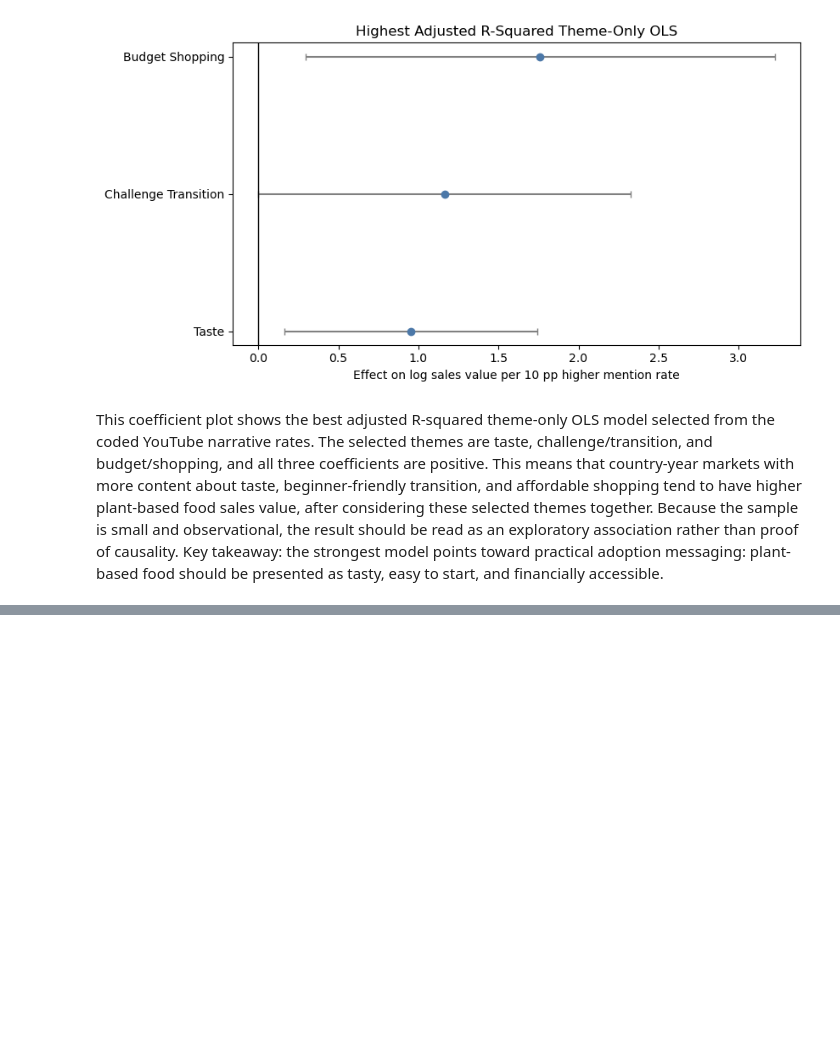
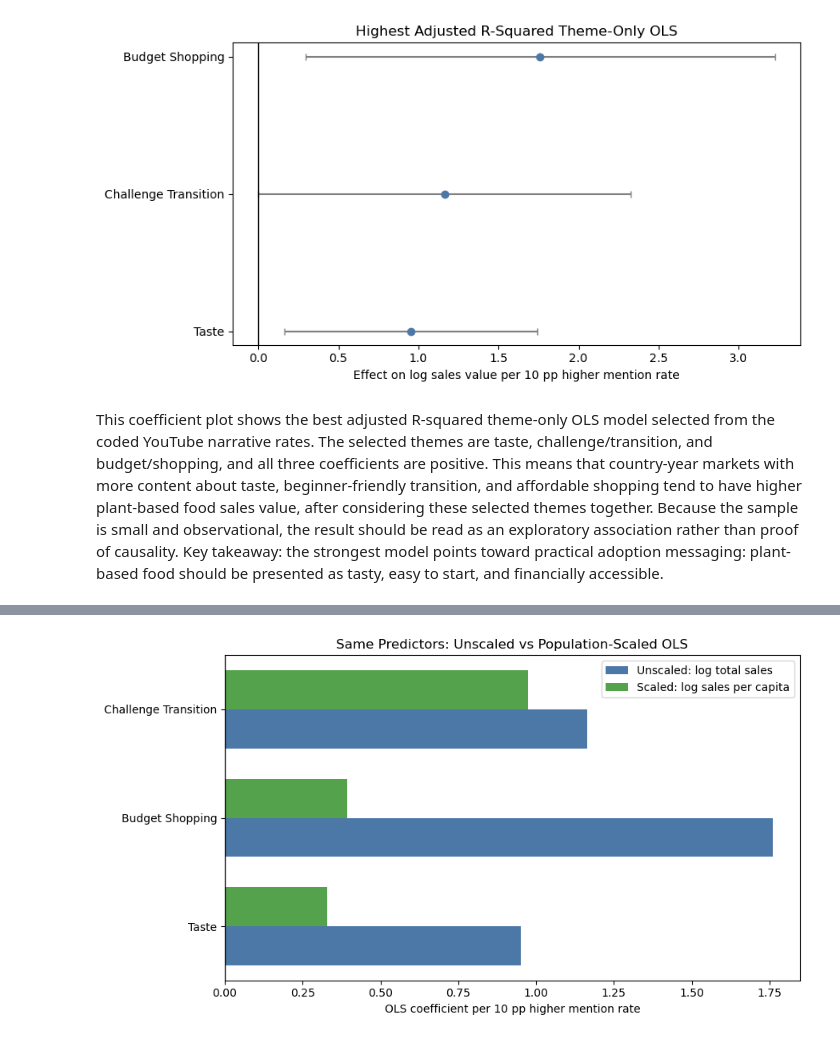
Before and after one commit to huangshuojason/Video-Analysis--DataScience-Group, a Jupyter notebook: notebooks/Group I_Final.ipynb, the cells around one changed output, grey strips where cells are left out. Saved outputs shown, nothing was run; the diff lists cells and outputs as text; code cells hidden in the pictures; blank space fills up the shorter version.

```diff
--- a/notebooks/Group I_Final.ipynb
+++ b/notebooks/Group I_Final.ipynb
@@ -661,0 +1036,89 @@ This coefficient plot shows the best adjusted R-squared theme-only OLS model sel
+# %%
+unscaled_same_predictor_coefficients = create_ols_coefficient_table(
+    unscaled_same_predictor_model,
+    comparison_rate_cols,
+    scale=0.10,
+).rename(columns={
+    "coefficient": "unscaled_coefficient_per_10pp",
+    "p_value": "unscaled_p_value",
+    "conf_low": "unscaled_conf_low_per_10pp",
+    "conf_high": "unscaled_conf_high_per_10pp",
+})
+
+scaled_same_predictor_coefficients = create_ols_coefficient_table(
+    scaled_same_predictor_model,
+    comparison_rate_cols,
+    scale=0.10,
+).rename(columns={
+    "coefficient": "scaled_coefficient_per_10pp",
+    "p_value": "scaled_p_value",
+    "conf_low": "scaled_conf_low_per_10pp",
+    "conf_high": "scaled_conf_high_per_10pp",
+})
+
+same_predictor_coefficient_comparison = (
+    unscaled_same_predictor_coefficients[
+        [
+            "variable",
+            "label",
+            "unscaled_coefficient_per_10pp",
+            "unscaled_p_value",
+            "unscaled_conf_low_per_10pp",
+            "unscaled_conf_high_per_10pp",
+        ]
+    ]
+    .merge(
+        scaled_same_predictor_coefficients[
+            [
+                "variable",
+                "scaled_coefficient_per_10pp",
+                "scaled_p_value",
+                "scaled_conf_low_per_10pp",
+                "scaled_conf_high_per_10pp",
+            ]
+        ],
+        on="variable",
+        how="inner",
+    )
+)
+
+same_predictor_coefficient_comparison["coefficient_change_after_scaling"] = (
+    same_predictor_coefficient_comparison["scaled_coefficient_per_10pp"]
+    - same_predictor_coefficient_comparison["unscaled_coefficient_per_10pp"]
+)
+
+display(same_predictor_coefficient_comparison.sort_values(
+    "scaled_coefficient_per_10pp",
+    ascending=False,
+))
+
+plot_coef_compare = same_predictor_coefficient_comparison.sort_values(
+    "scaled_coefficient_per_10pp"
+)
+y_positions = np.arange(len(plot_coef_compare))
+bar_height = 0.36
+
+fig, ax = plt.subplots(figsize=(9, 5))
+ax.barh(
+    y_positions - bar_height / 2,
+    plot_coef_compare["unscaled_coefficient_per_10pp"],
+    height=bar_height,
+    label="Unscaled: log total sales",
+    color="#4C78A8",
+)
+ax.barh(
+    y_positions + bar_height / 2,
+    plot_coef_compare["scaled_coefficient_per_10pp"],
+    height=bar_height,
+    label="Scaled: log sales per capita",
+    color="#54A24B",
+)
+ax.axvline(0, color="black", linewidth=1)
+ax.set_yticks(y_positions)
+ax.set_yticklabels(plot_coef_compare["label"])
+ax.set_xlabel("OLS coefficient per 10 pp higher mention rate")
+ax.set_title("Same Predictors: Unscaled vs Population-Scaled OLS")
+ax.legend()
+plt.tight_layout()
+plt.show()
+# %% [output]
@@ -661,0 +1129 @@ This coefficient plot shows the best adjusted R-squared theme-only OLS model sel
+[figure, added]
```
Also changed, not shown: parts of 16 cells of this notebook, 2 other files.
